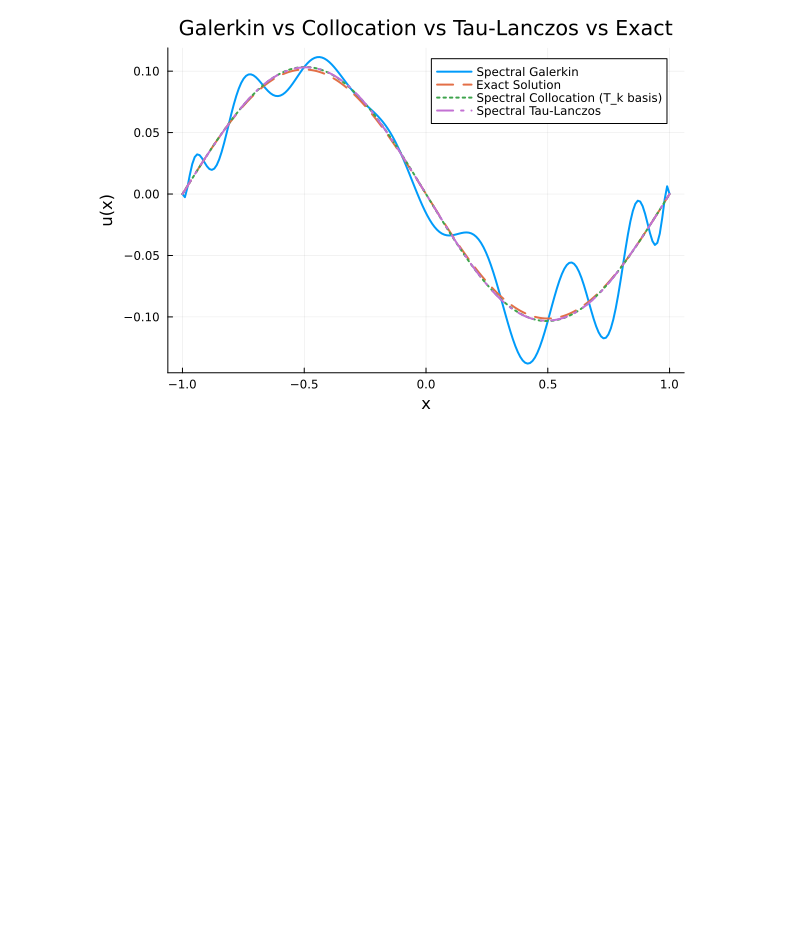
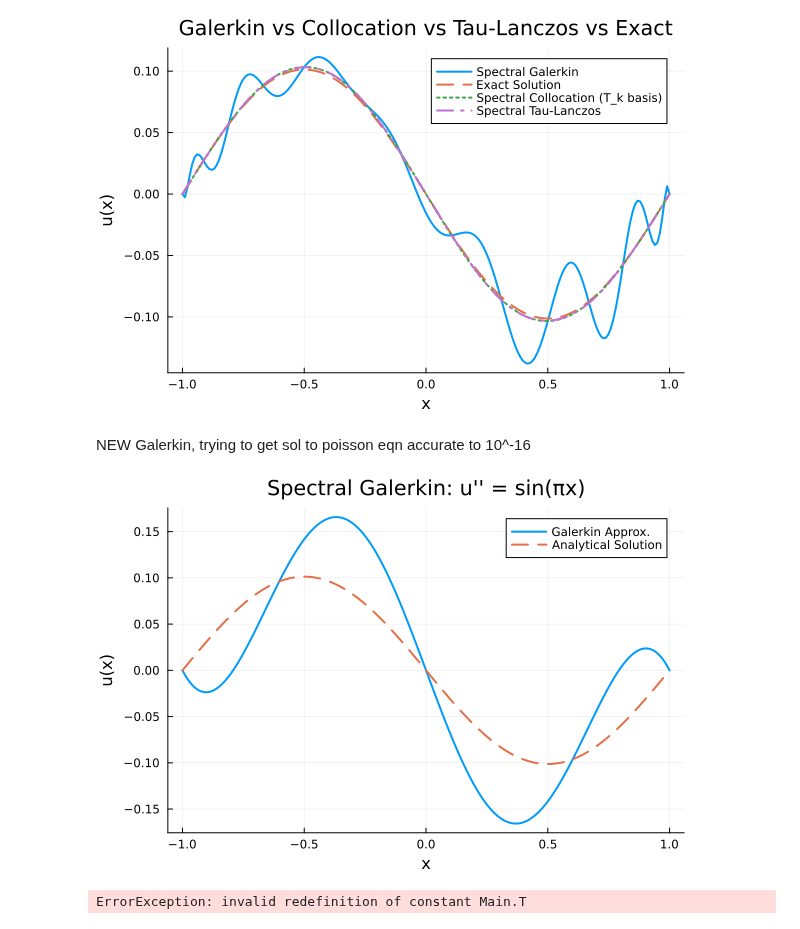
Before and after one commit to cgjunior3-14/M2R-Learning-Greens-Functions, a Jupyter notebook: Spectral-Galerkin.ipynb, the cells around one changed output. Saved outputs shown, nothing was run; the diff lists cells and outputs as text; code cells hidden in the pictures; blank space fills up the shorter version.

```diff
--- a/Spectral-Galerkin.ipynb
+++ b/Spectral-Galerkin.ipynb
@@ -417,3 +417,66 @@ plot!(
 title!(plt, "Galerkin vs Collocation vs Tau-Lanczos vs Exact")
 # %% [output]
 [figure]
+# %% [markdown]
+NEW Galerkin, trying to get sol to poisson eqn accurate to 10^-16
+# %%
+using ClassicalOrthogonalPolynomials, Plots
+f(x) = sin(π*x)
+Tbasis = ChebyshevT()  # Chebyshev basis
+Cbasis = Ultraspherical(2)  # Ultraspherical basis for calculating 2nd derivative
+
+x = axes(Tbasis,1)  # quasi-vector
+D_2 = Cbasis \ diff(Tbasis,2)  # Finds second derivative and converts basis from Chebyshev to Ultraspherical
+
+L = D_2
+rhs = transform(Tbasis,f)  # Transforms RHS to Chebyshev coefficients
+
+# Solve PDE Lu = f, BCs: u(-1) = u(1) = 0
+A = [Tbasis[[-1, 1], :]; L]
+b = [0; 0; rhs]
+u_coeffs = A \ b
+
+
+# Evaluate solution
+x_plot = LinRange(-1, 1, 200)
+u_approx = (Tbasis * u_coeffs)[x_plot]
+
+# Analytical solution
+u_true = -sin.(π .* x_plot) ./ π^2
+
+# Plot
+plot(x_plot, u_approx, label="Galerkin Approx.", lw=2, grid=true)
+plot!(x_plot, u_true, label="Analytical Solution", lw=2, ls=:dash)
+title!("Spectral Galerkin: u'' = sin(πx)")
+xlabel!("x")
+ylabel!("u(x)")
+
+# NOT ACCURATE
+# %% [output]
+[figure, added]
+# %%
+using ClassicalOrthogonalPolynomials, Plots
+
+# Define basis
+T = ChebyshevT()
+C = Ultraspherical(2)  # Corresponds to (1 - x^2)^(3/2) weight
+x = axes(T,1)
+
+# Define second derivative operator in ultraspherical basis
+D₂ = C \ diff(T,2)
+
+# Define right-hand side f(x) = sin(pi * x), and convert to Chebyshev coefficients
+f_fun(x) = sin(pi * x)
+f_coeffs = transform(T, f_fun)
+
+# Construct the full operator and boundary conditions
+A = [T[[-1,1],:]; D₂]             # Boundary rows + differential operator
+b = [0.0; 0.0; f_coeffs]          # Boundary conditions u(-1) = u(1) = 0
+
+# Solve the linear system for coefficients of u(x)
+u_coeffs = A \ b
+
+# Plot the solution
+plot(T * u_coeffs, label="u(x)", title="Solution to u'' = sin(πx)", xlabel="x", ylabel="u(x)")
+# %% [output]
+ErrorException: invalid redefinition of constant Main.T
```
Also changed, not shown: parts of 1 cell of this notebook.
